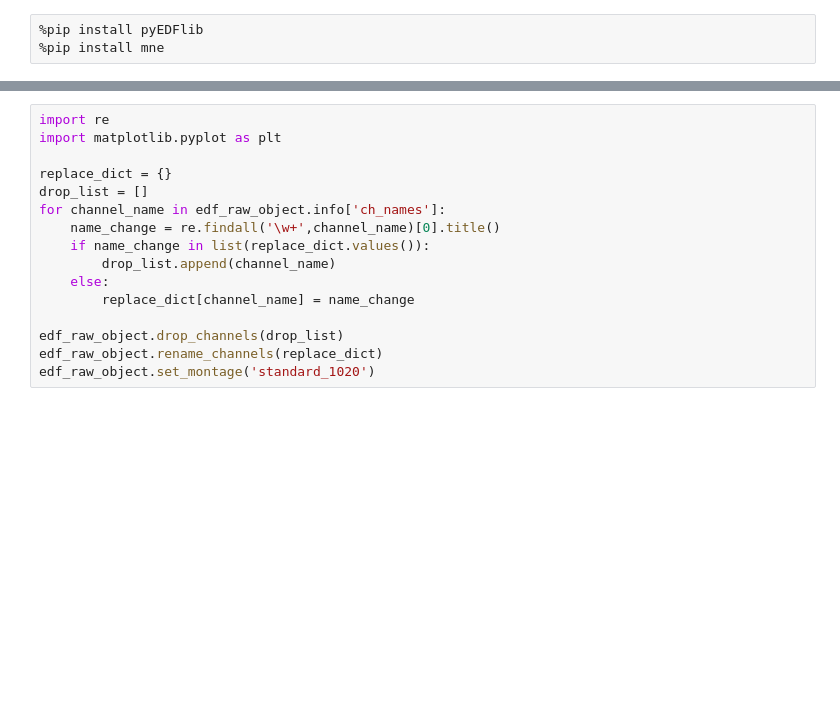
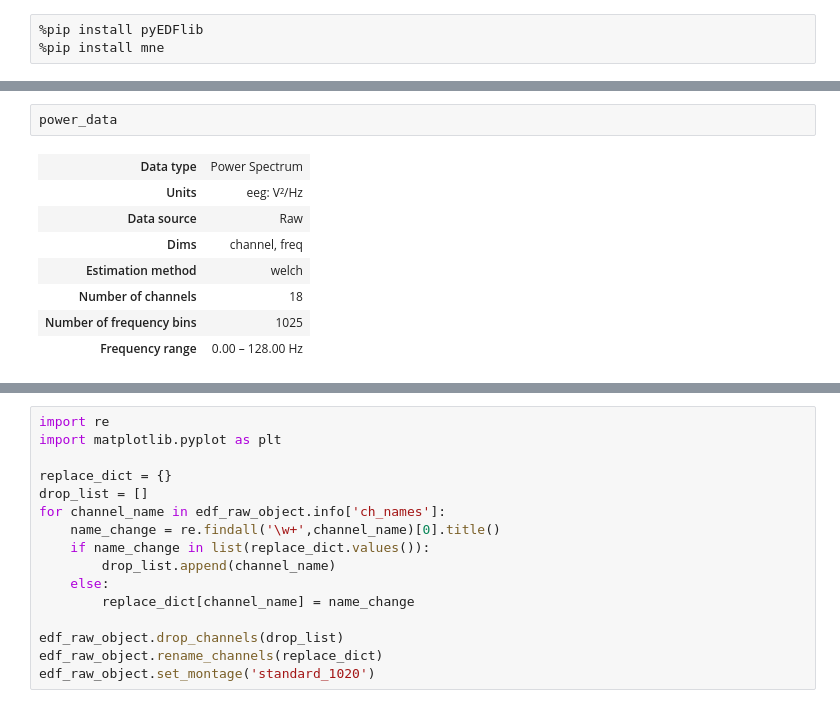
Before and after one commit to luizantoniona/eeg-epileptic-seizure-detection, a Jupyter notebook: notebook/datasetpreview.ipynb, the cells around one changed output, grey strips where cells are left out. Saved outputs shown, nothing was run; the diff lists cells and outputs as text; blank space fills up the shorter version.

```diff
--- a/notebook/datasetpreview.ipynb
+++ b/notebook/datasetpreview.ipynb
@@ -32,0 +49,11 @@ Using matplotlib as 2D backend.
+# %%
+power_data
+# %% [output]
+| Data type | Power Spectrum |
+| Units | eeg: V²/Hz |
+| Data source | Raw |
+| Dims | channel, freq |
+| Estimation method | welch |
+| Number of channels | 18 |
+| Number of frequency bins | 1025 |
+| Frequency range | 0.00 – 128.00 Hz |
```
Also changed, not shown: parts of 7 cells of this notebook.
